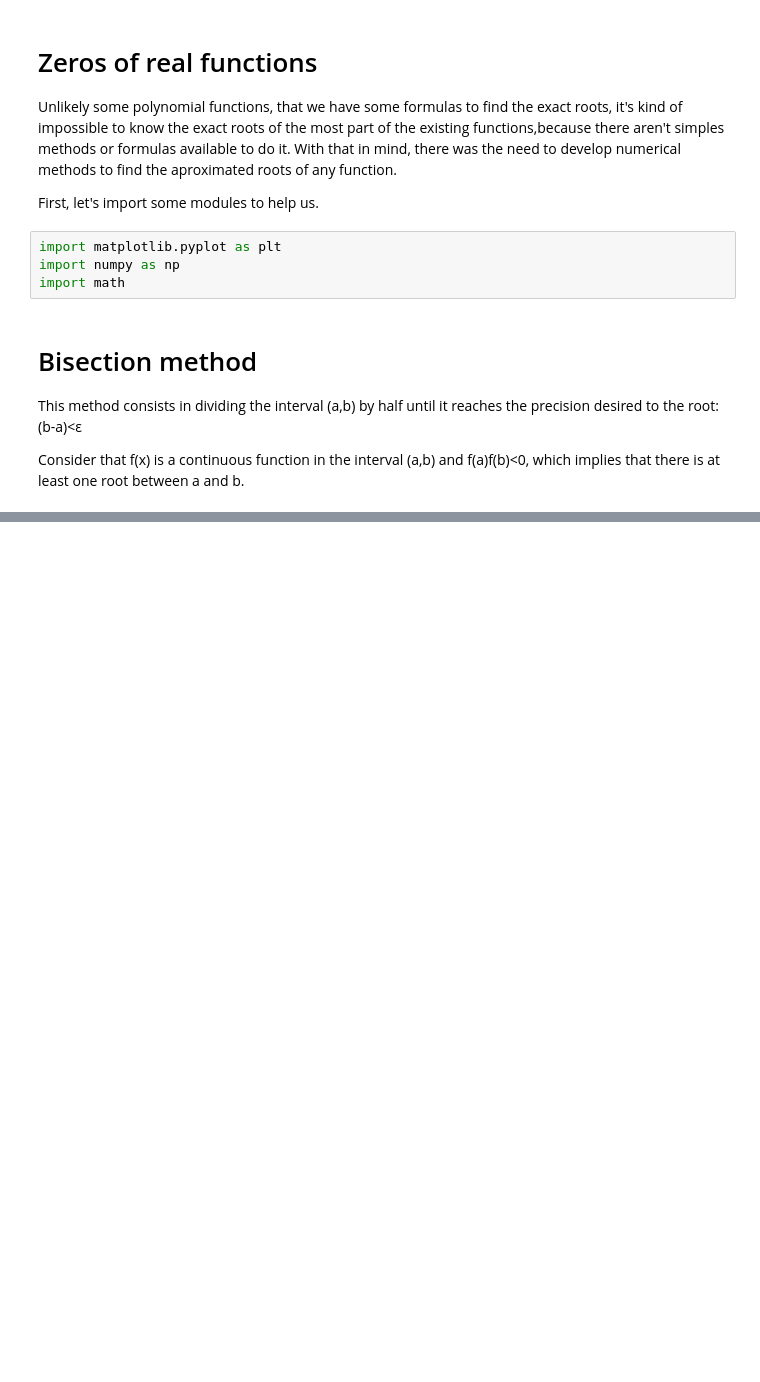
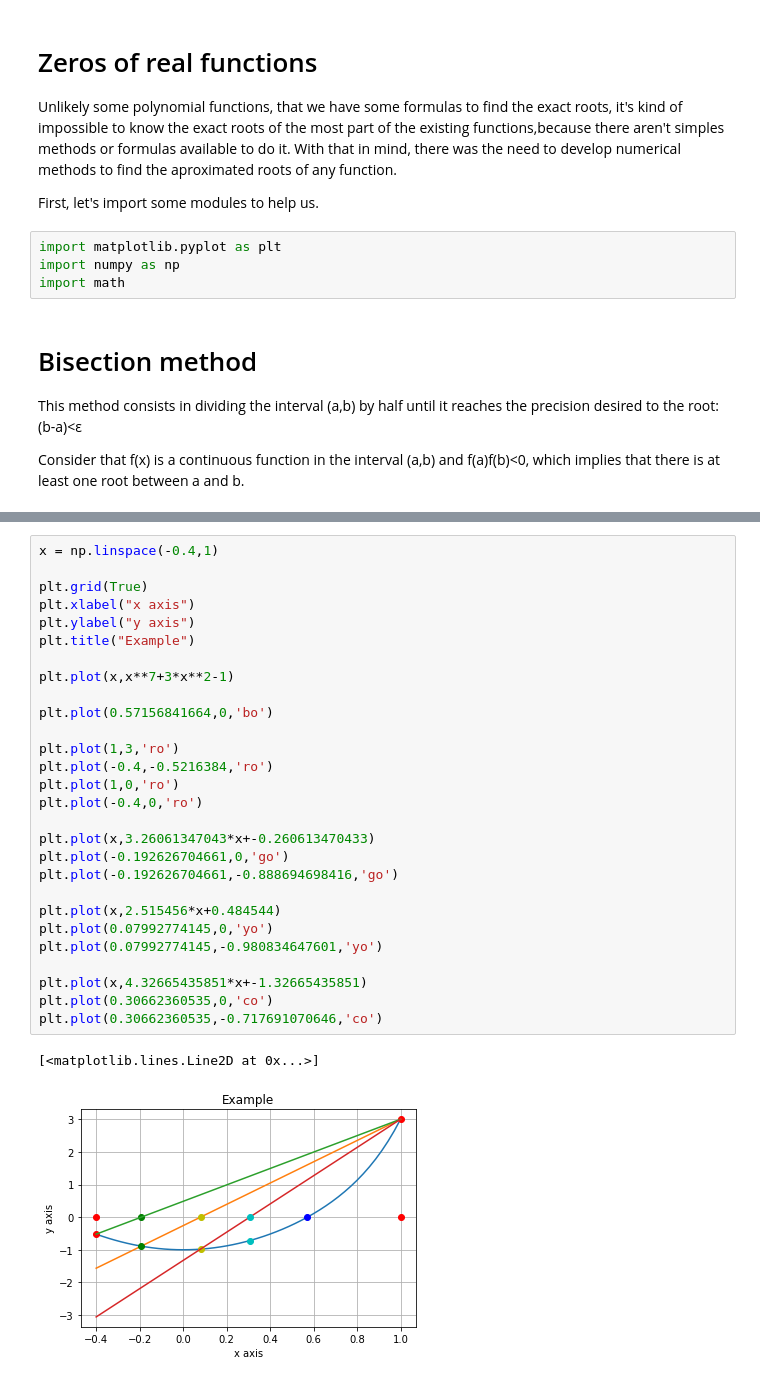
Before and after one commit to rodrigoescorcio/Numerical, a Jupyter notebook: Zeros de funções reais/bisection_method .ipynb, the cells around one changed output, grey strips where cells are left out. Drawn from its saved outputs; the diff is of its cells as text; blank space fills up the shorter version.

```diff
--- a/Zeros de funções reais/bisection_method .ipynb
+++ b/Zeros de funções reais/bisection_method .ipynb
@@ -128,0 +143,31 @@ Enter the precision that you desire: 0.01
+# %%
+x = np.linspace(-0.4,1)
+
+plt.grid(True)
+plt.xlabel("x axis")
+plt.ylabel("y axis")
+plt.title("Example")
+
+plt.plot(x,x**7+3*x**2-1)
+
+plt.plot(0.57156841664,0,'bo')
+
+plt.plot(1,3,'ro')
+plt.plot(-0.4,-0.5216384,'ro')
+plt.plot(1,0,'ro')
+plt.plot(-0.4,0,'ro')
+
+plt.plot(x,3.26061347043*x+-0.260613470433)
+plt.plot(-0.192626704661,0,'go')
+plt.plot(-0.192626704661,-0.888694698416,'go')
+
+plt.plot(x,2.515456*x+0.484544)
+plt.plot(0.07992774145,0,'yo')
+plt.plot(0.07992774145,-0.980834647601,'yo')
+
+plt.plot(x,4.32665435851*x+-1.32665435851)
+plt.plot(0.30662360535,0,'co')
+plt.plot(0.30662360535,-0.717691070646,'co')
+# %% [output]
+[<matplotlib.lines.Line2D at 0x...>]
+[figure, added]
```
Also changed, not shown: parts of 7 cells of this notebook.
